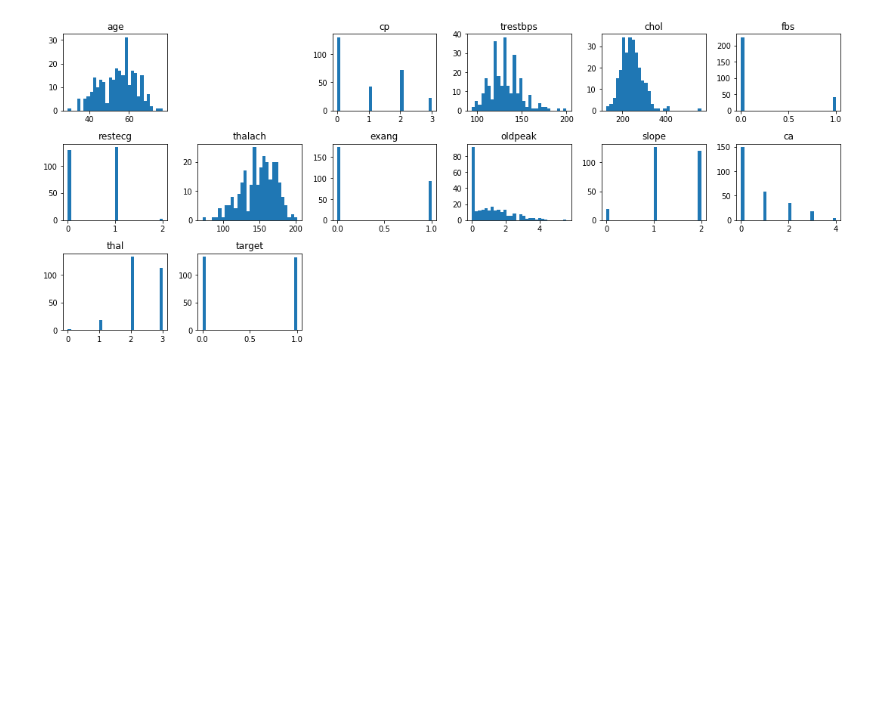
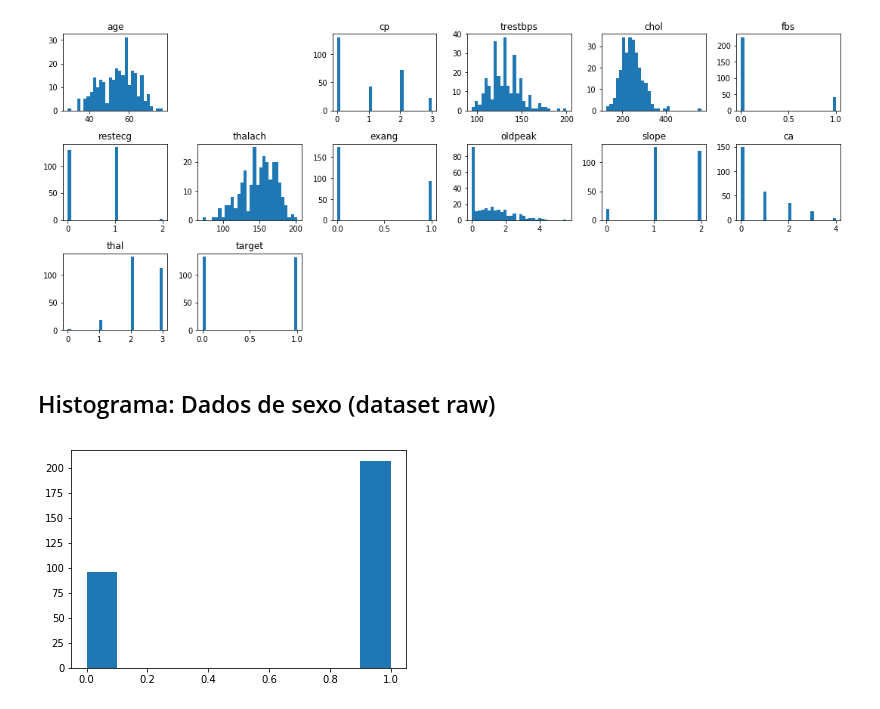
Before and after one commit to edgartanaka/mo826, a Jupyter notebook: L2/Lab2.ipynb, the cells around one changed output. Saved outputs shown, nothing was run; the diff lists cells and outputs as text; code cells hidden in the pictures; blank space fills up the shorter version.

```diff
--- a/L2/Lab2.ipynb
+++ b/L2/Lab2.ipynb
@@ -137,3 +164,11 @@ plot_hist_all_columns(df[df['sex'].isnull()], cols)
 plot_hist_all_columns(df[df['sex'].isnull() == False], cols)
 # %% [output]
 [figure]
+# %% [markdown]
+## Histograma: Dados de sexo (dataset raw)
+# %%
+df = pd.read_csv('heart.csv')
+plt.hist(df.sex)
+plt.show()
+# %% [output]
+[figure, added]
```
Also changed, not shown: parts of 10 cells of this notebook, 1 other file.
